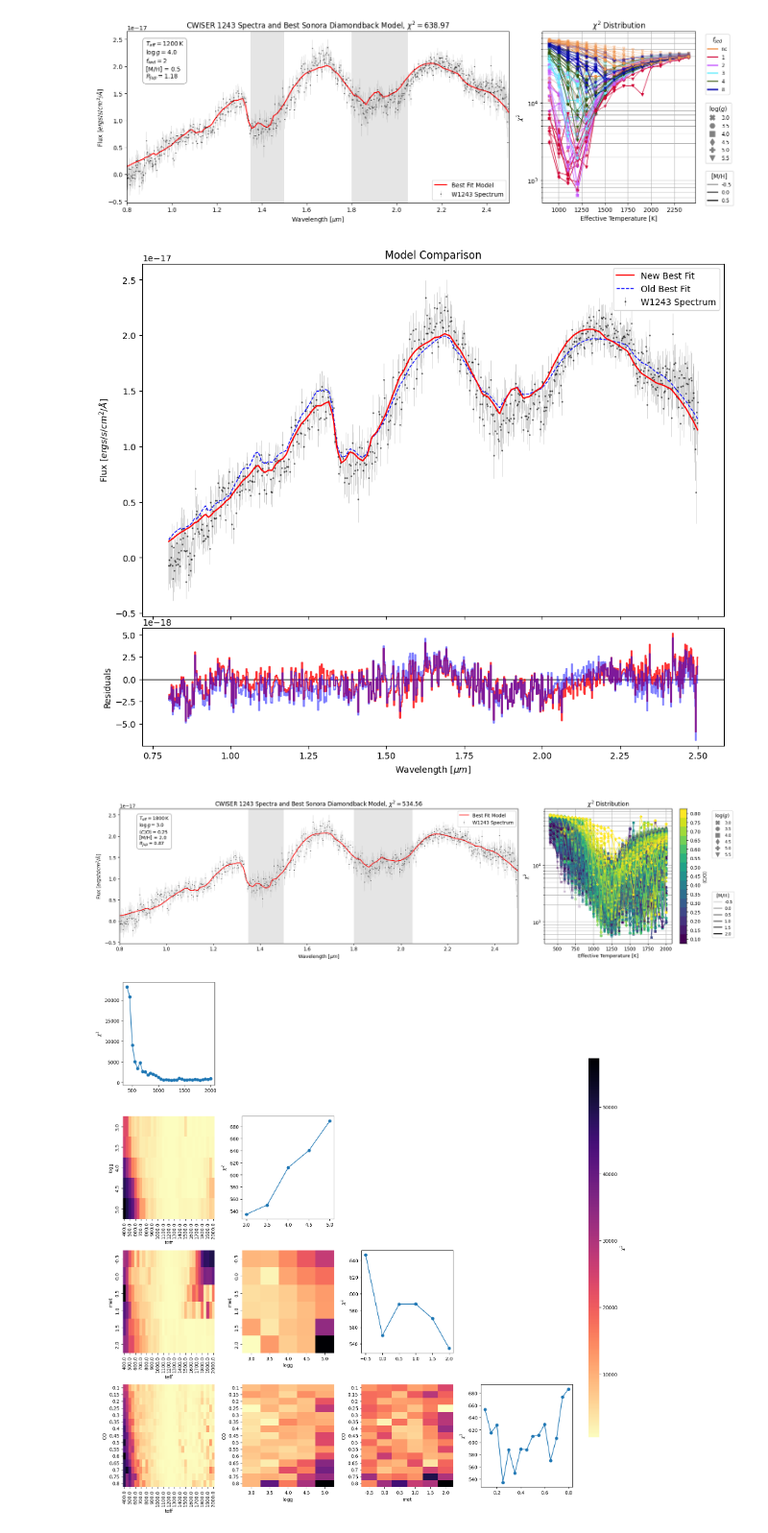
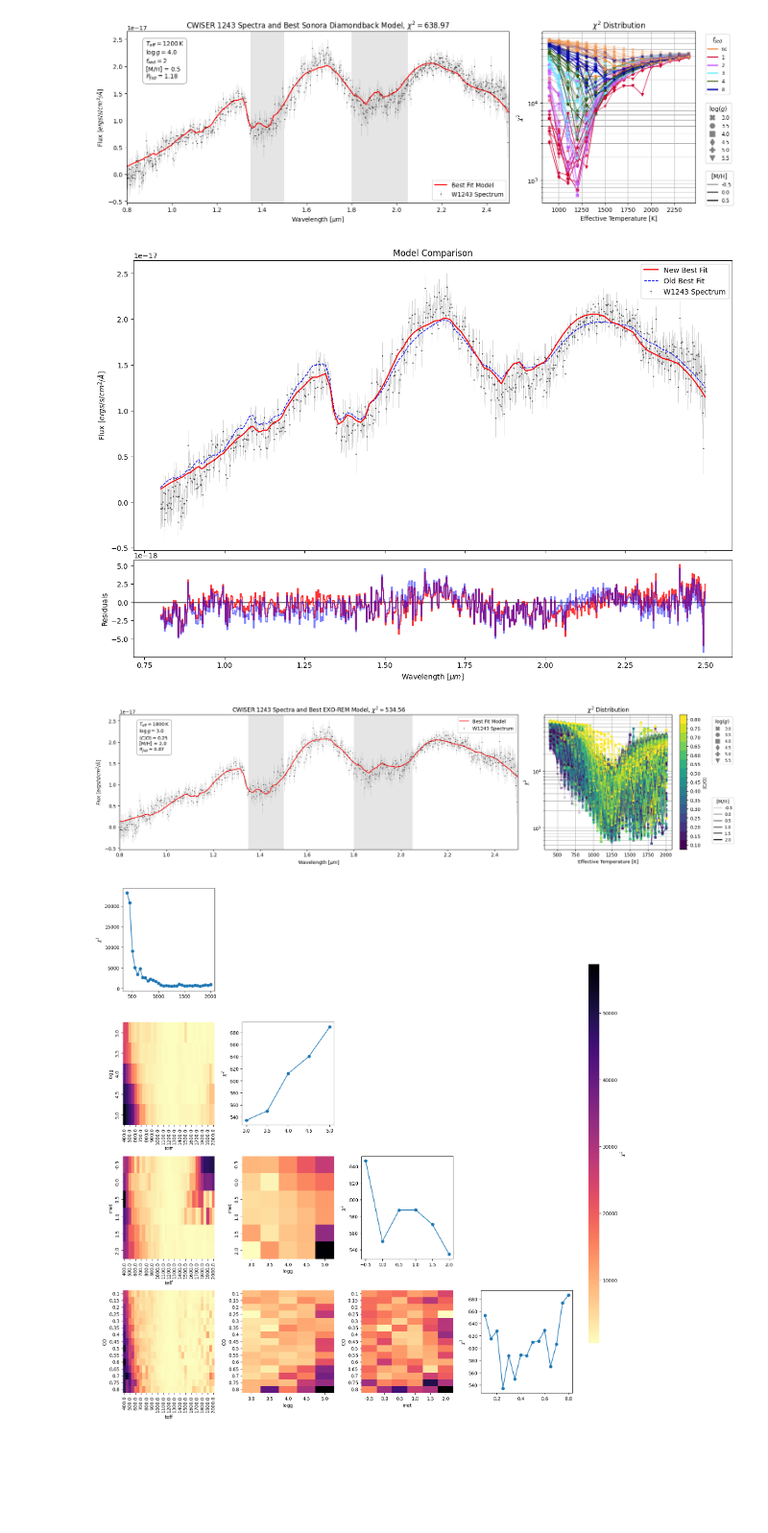
Before and after one commit to dmend8925/Forward-Modeling, a Jupyter notebook: forward_modeling.ipynb, the cells around one changed output. Shown at 96% size. Drawn from its saved outputs; the diff is of its cells as text; code cells hidden in the pictures; blank space fills up the shorter version.

Commit message:
Updated notebook and added results

```diff
--- a/forward_modeling.ipynb
+++ b/forward_modeling.ipynb
@@ -271,7 +271,7 @@ WARNING: The following header keyword is invalid or follows an unrecognized non-
 # %%
 # Sonora Diamondback
 # TODO: might be worth it to save downbinned models
-sonora_results = "sonora_db_results.csv"
+sonora_results = "/home/dylan/Research/W1243/forward_modeling/forward_modeling_results/sonora_db_results.csv"
 
 if Path(sonora_results).exists():
     sonora_db_df = pd.read_csv(sonora_results)
@@ -442,7 +442,7 @@ plt.close()
 # %% [output]
 [figure]
 # %%
-old_best_filepath = '/home/dylan/Models/SonoraDiamondback/t1200g31f1_m+0.5_co1.0.spec'
+old_best_filepath = '/home/dylan/Research/Models/SonoraDiamondback/t1200g31f1_m+0.5_co1.0.spec'
 
 old_best_row = sonora_db_df[sonora_db_df['file_path'] == old_best_filepath].iloc[0]
 old_best_alpha = old_best_row['alpha']
@@ -462,7 +462,7 @@ old_model_interp = f_old(W1243_spectrum.wavelength)
 best_residuals = W1243_spectrum.flux - (best_model_interp * best_alpha)
 old_residuals = W1243_spectrum.flux - (old_model_interp * old_best_alpha)
 
-fig = plt.figure(figsize=(12, 10))
+fig = plt.figure(figsize=(15, 10))
 gs = fig.add_gridspec(2, 1, height_ratios=[3, 1], hspace=0.05)
 
 ax_spec = fig.add_subplot(gs[0])
@@ -476,33 +476,33 @@ ax_spec.errorbar(
     ms=1,
     label='W1243 Spectrum',
     color='k',
     alpha=.5,
     ecolor='gray',
     elinewidth=.5
 )
 
 ax_spec.plot(W1243_spectrum.wavelength, best_model_interp * best_alpha,
              color='xkcd:fire engine red', lw=1.5, label='New Best Fit', zorder=10)
 
 ax_spec.plot(W1243_spectrum.wavelength, old_model_interp * old_best_alpha,
              color='blue', lw=1, ls='--', label='Old Best Fit', zorder=5)
 
 ax_spec.set_ylabel(r"Flux [$ergs/s/cm^2/\AA$]")
 ax_spec.legend(loc='upper right')
 plt.setp(ax_spec.get_xticklabels(), visible=False)
 
 ax_res.axhline(0, color='k', lw=1)
 
 ax_res.step(W1243_spectrum.wavelength, best_residuals, color='xkcd:fire engine red', where='mid', alpha=0.8)
 ax_res.step(W1243_spectrum.wavelength, old_residuals, color='blue', where='mid', alpha=0.5)
 
 ax_res.set_ylabel("Residuals")
 ax_res.set_xlabel(r"Wavelength [$\mu m$]")
 ax_spec.set_title("Model Comparison")
 plt.savefig(f"{plot_dir}/W1243_spectra_model_comparison_sonora.png", dpi=300, bbox_inches='tight')
 plt.show()
 plt.close()
 # %% [output]
-[figure, old version]
+[figure, new version]
 # %%
 # EXO-REM
@@ -624,7 +624,7 @@ ax1.text(
 )
 
 ax1.plot(best_model.wavelength, best_model.flux*best_alpha, label='Best Fit Model', color='xkcd:fire engine red')
-ax1.set_title(rf"CWISER 1243 Spectra and Best Sonora Diamondback Model, $\chi^2 = {best_chi2:.2f}$")
+ax1.set_title(rf"CWISER 1243 Spectra and Best EXO-REM Model, $\chi^2 = {best_chi2:.2f}$")
 ax1.legend(loc='best')
 ax1.set_xlabel(r"Wavelength [$\mu m$]")
 ax1.set_ylabel(r"Flux [$ergs/s/cm^2/\AA$]")
@@ -700,7 +700,7 @@ plt.tight_layout()
 plt.show()
 plt.close()
 # %% [output]
-[figure, old version]
+[figure, new version]
 # %%
 # inspired by Andrew's code so thank you Andrew
 params = ['teff', 'logg', 'met', 'CO']
```
Also changed, not shown: parts of 11 cells of this notebook, 16 other files.
